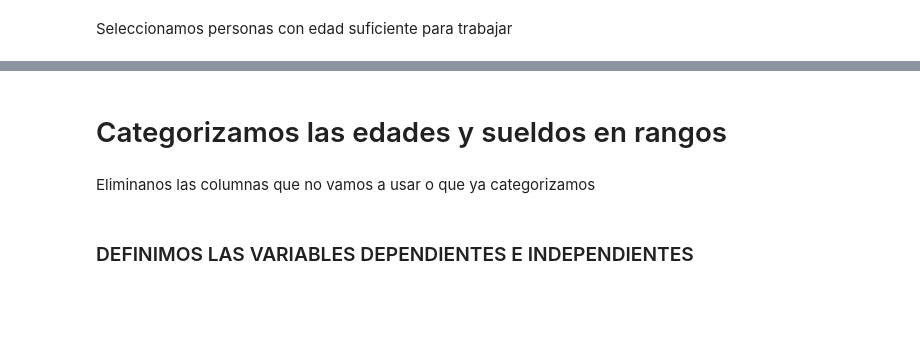
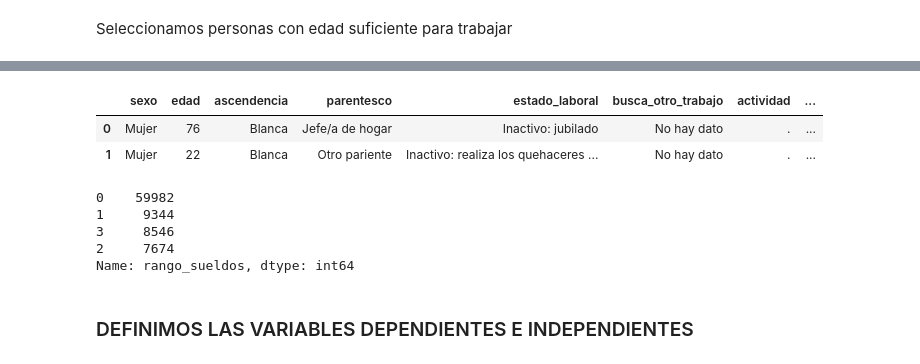
Before and after one commit to anicolon/coder_proyecto, a Jupyter notebook: ECH_2019/ECH_MODELOS.ipynb, the cells around one changed output, grey strips where cells are left out. Drawn from its saved outputs; the diff is of its cells as text; code cells hidden in the pictures; blank space fills up the shorter version.

```diff
--- a/ECH_2019/ECH_MODELOS.ipynb
+++ b/ECH_2019/ECH_MODELOS.ipynb
@@ -74,4 +81,0 @@ df.groupby(by='estado_laboral').mean()
-# %%
-df['rango_sueldos'] = pd.qcut(df['sueldo'], q=10, duplicates='drop')
-
-df['rango_sueldos'].value_counts()
@@ -121,11 +98,7 @@ sns.boxplot(data=df, x='suma_hijos', y='sueldo')
-# %% [markdown]
-# Categorizamos las edades y sueldos en rangos
 # %%
-df['rango_sueldos'] = pd.qcut(df['sueldo'], q=10).cat.codes
+df['rango_sueldos'] = pd.qcut(df['sueldo'], q=10, duplicates='drop').cat.codes
 
 df['rango_edades'] = pd.qcut(df['edad'], q=10).cat.codes
-# %% [markdown]
-Eliminanos las columnas que no vamos a usar o que ya categorizamos
 # %%
 df = df[[
     'sexo',
@@ -133,7 +106,6 @@ df = df[[
     'ascendencia',
     'parentesco',
     'estado_laboral',
-    'sueldo',
     'busca_otro_trabajo',
     'actividad',
     'asistencia alguna vez a enseñanza',
@@ -152,6 +124,22 @@ df = df[[
     'rango_sueldos',
     'rango_edades'
     ]]
+# %%
+df = df.reset_index(drop=True)
+
+df.head(2)
+# %% [output]
+|  | sexo | edad | ascendencia | parentesco | estado_laboral | busca_otro_trabajo | actividad | ... |
+| 0 | Mujer | 76 | Blanca | Jefe/a de hogar | Inactivo: jubilado | No hay dato | . | ... |
+| 1 | Mujer | 22 | Blanca | Otro pariente | Inactivo: realiza los quehaceres ... | No hay dato | . | ... |
+# %%
+df['rango_sueldos'].value_counts()
+# %% [output]
+0    59982
+1     9344
+3     8546
+2     7674
+Name: rango_sueldos, dtype: int64
 # %% [markdown]
 ### DEFINIMOS LAS VARIABLES DEPENDIENTES E INDEPENDIENTES
 # %%
```
Also changed, not shown: parts of 35 cells of this notebook.
